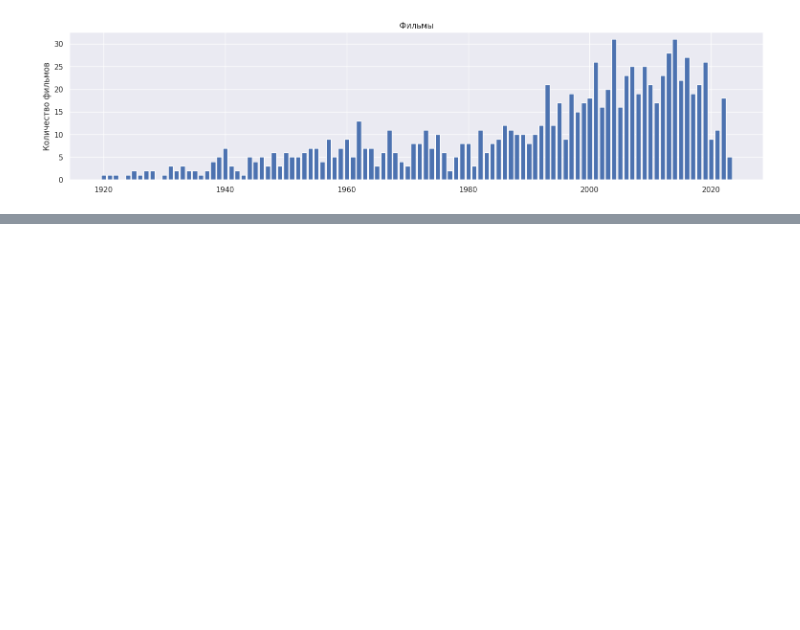
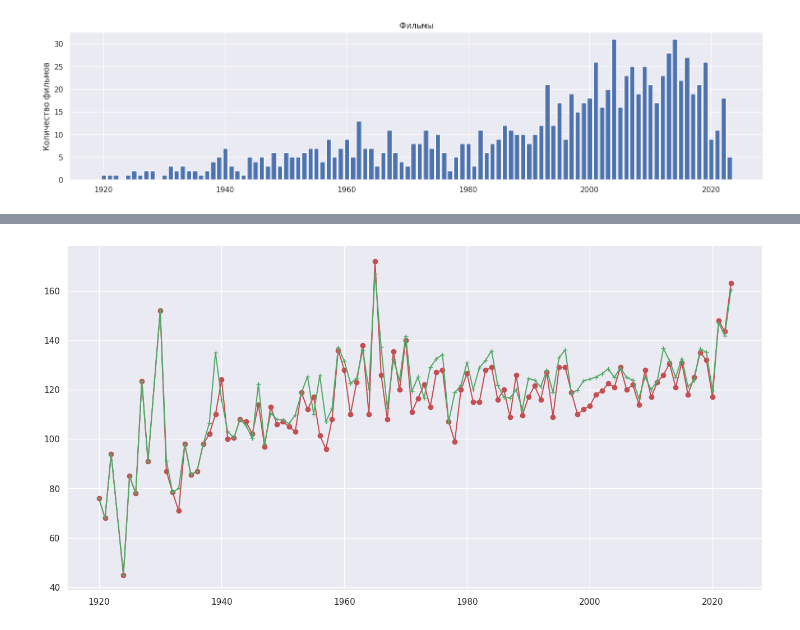
Before and after one commit to zyf2021/freeCodeCamp, a Jupyter notebook: Top_1000_IMDb_movies_New_version.ipynb, the cells around one changed output, grey strips where cells are left out. Drawn from its saved outputs; the diff is of its cells as text; code cells hidden in the pictures; blank space fills up the shorter version.

```diff
--- a/Top_1000_IMDb_movies_New_version.ipynb
+++ b/Top_1000_IMDb_movies_New_version.ipynb
@@ -319,0 +337,10 @@ plt.show()
+# %%
+fig, ax = plt.subplots()
+ax.plot(d_median['Watch Time'], 'ro-', d_mean['Watch Time'], 'g+-')
+
+#ax.bar(x = c_count.index, height=c_count['Movie Name'])
+fig.set_figheight(8)
+fig.set_figwidth(16)
+plt.show()
+# %% [output]
+[figure, added]
```
Also changed, not shown: parts of 15 cells of this notebook.
